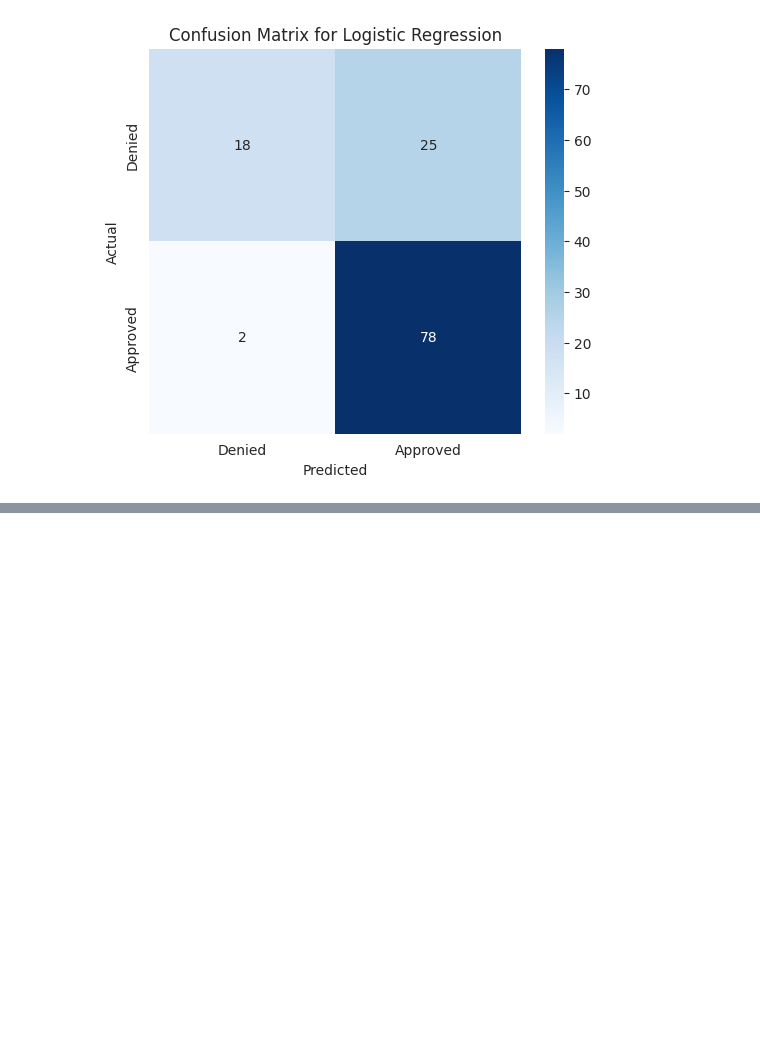
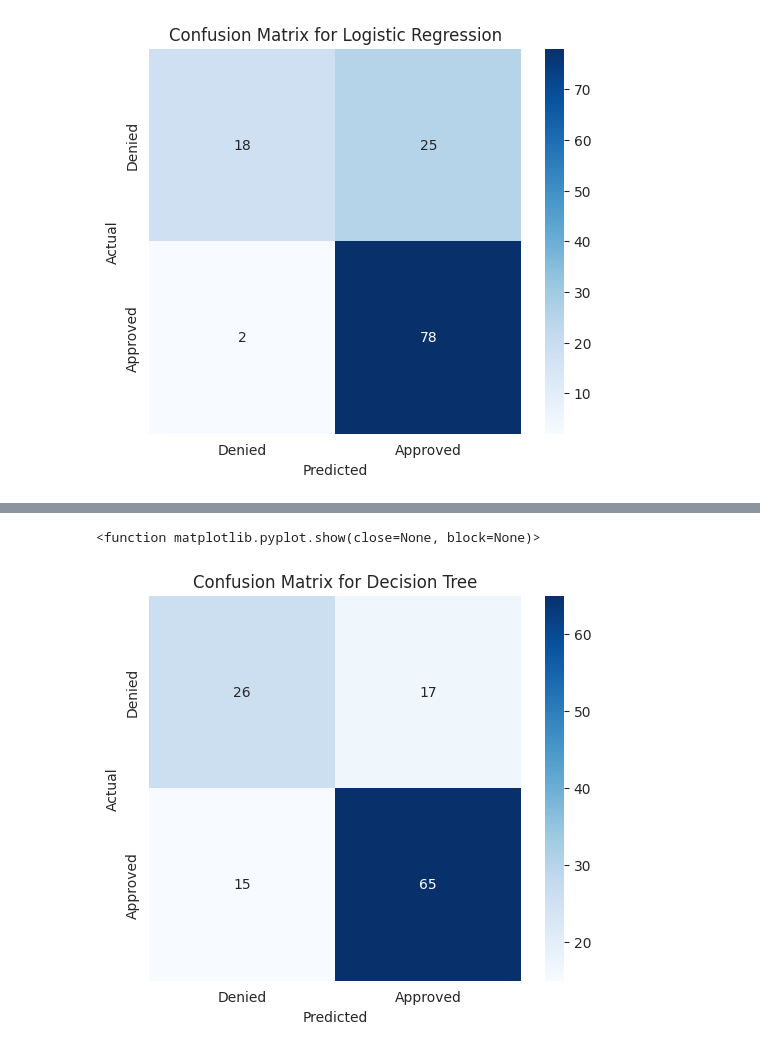
Before and after one commit to polokocodes/Data-Science---ML-Projects, a Jupyter notebook: EDA_Loan_prediction.ipynb, the cells around one changed output, grey strips where cells are left out. Saved outputs shown, nothing was run; the diff lists cells and outputs as text; code cells hidden in the pictures; blank space fills up the shorter version.

```diff
--- a/EDA_Loan_prediction.ipynb
+++ b/EDA_Loan_prediction.ipynb
@@ -499,3 +485,15 @@ plt.show
 # %% [output]
 <function matplotlib.pyplot.show(close=None, block=None)>
 [figure]
+# %%
+#Train the model: Decision Tree
+dt_model = DecisionTreeClassifier()
+dt_model.fit(X_train_scaled, y_train)
+dt_predictions = dt_model.predict(X_test_scaled)
+
+#Model Evaluation
+dt_accuracy = accuracy_score(y_test, dt_predictions)
+dt_class_report = classification_report(y_test, dt_predictions)
+
+print(dt_class_report)
+print(f"2. Decision Tree Validation Accuracy: {dt_accuracy *100:.2f}%")
@@ -501,0 +511,13 @@ plt.show
+# %%
+cm = confusion_matrix(y_test, dt_model.predict(X_test_scaled))
+plt.figure(figsize=(6, 5))
+sns.heatmap(cm, annot=True, fmt='d', cmap='Blues',
+            xticklabels=['Denied', 'Approved'],
+            yticklabels=['Denied', 'Approved'])
+plt.xlabel('Predicted')
+plt.ylabel('Actual')
+plt.title('Confusion Matrix for Decision Tree')
+plt.show
+# %% [output]
+<function matplotlib.pyplot.show(close=None, block=None)>
+[figure, added]
```
Also changed, not shown: parts of 8 cells of this notebook.
